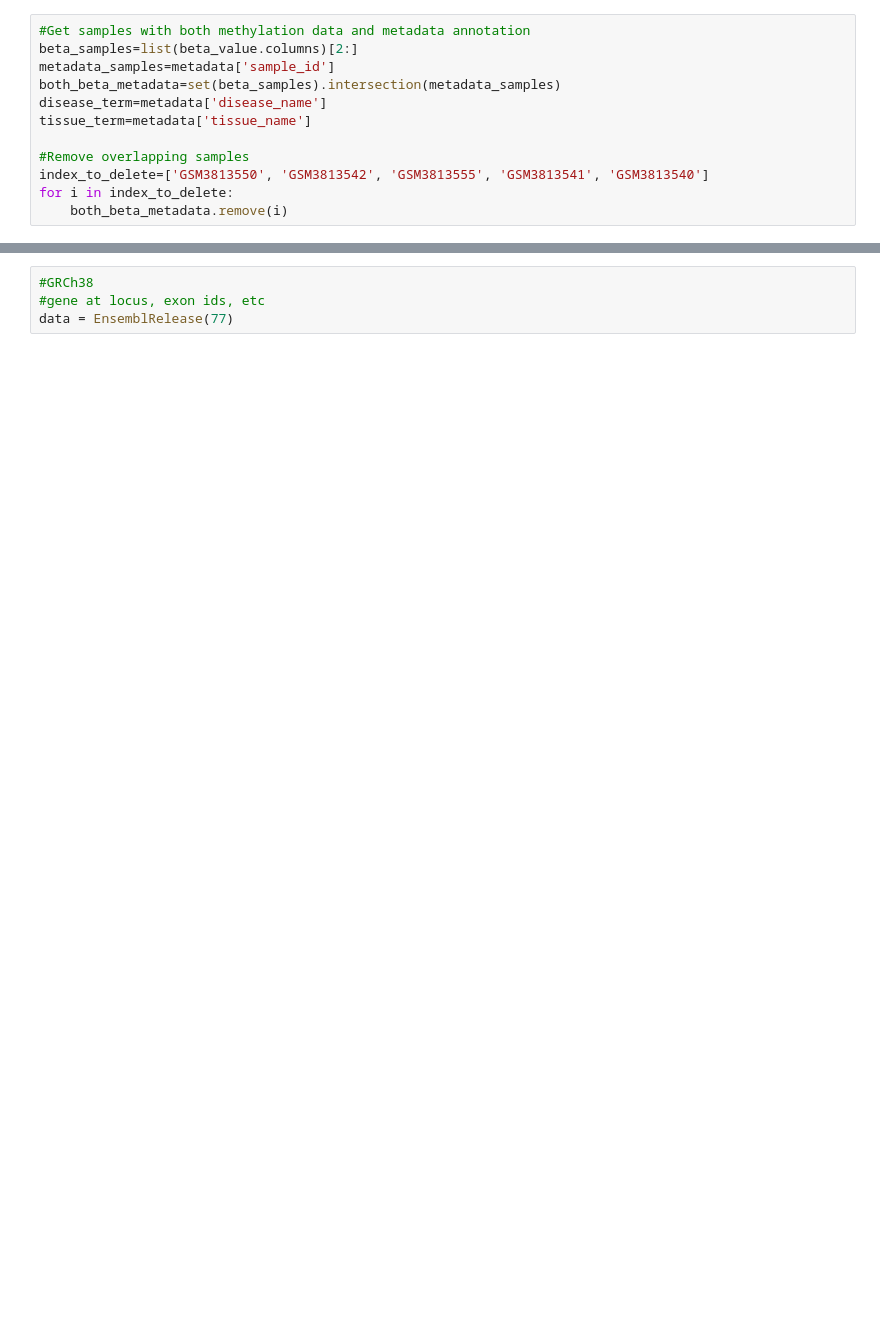
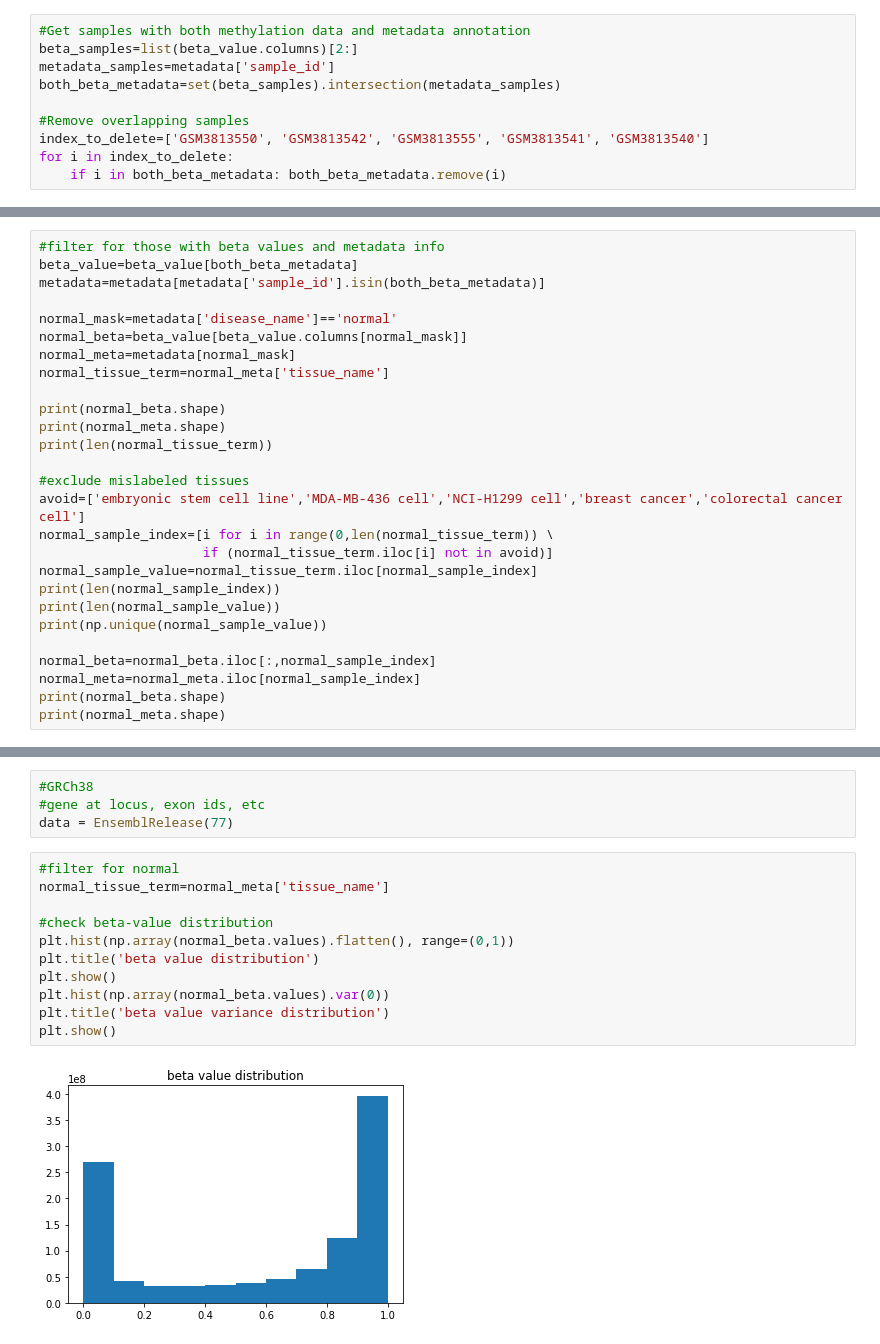
Before and after one commit to ylaboratory/methylation-classification, a Jupyter notebook: src_sunny/prelim.ipynb, the cells around one changed output, grey strips where cells are left out. Saved outputs shown, nothing was run; the diff lists cells and outputs as text; blank space fills up the shorter version.

```diff
--- a/src_sunny/prelim.ipynb
+++ b/src_sunny/prelim.ipynb
@@ -39,10 +50,8 @@ feature=np.char.array(feature)+np.char.array(list(map(str, beta_value['V2'])))
 beta_samples=list(beta_value.columns)[2:]
 metadata_samples=metadata['sample_id']
 both_beta_metadata=set(beta_samples).intersection(metadata_samples)
-disease_term=metadata['disease_name']
-tissue_term=metadata['tissue_name']
 
 #Remove overlapping samples
 index_to_delete=['GSM3813550', 'GSM3813542', 'GSM3813555', 'GSM3813541', 'GSM3813540']
 for i in index_to_delete:
-    both_beta_metadata.remove(i)
+    if i in both_beta_metadata: both_beta_metadata.remove(i)
@@ -55,0 +58,27 @@ normal_sample_value=tissue_term[normal_sample_index]
+# %%
+#filter for those with beta values and metadata info
+beta_value=beta_value[both_beta_metadata]
+metadata=metadata[metadata['sample_id'].isin(both_beta_metadata)]
+
+normal_mask=metadata['disease_name']=='normal'
+normal_beta=beta_value[beta_value.columns[normal_mask]]
+normal_meta=metadata[normal_mask]
+normal_tissue_term=normal_meta['tissue_name']
+
+print(normal_beta.shape)
+print(normal_meta.shape)
+print(len(normal_tissue_term))
+
+#exclude mislabeled tissues
+avoid=['embryonic stem cell line','MDA-MB-436 cell','NCI-H1299 cell','breast cancer','colorectal cancer cell']
+normal_sample_index=[i for i in range(0,len(normal_tissue_term)) \
+                     if (normal_tissue_term.iloc[i] not in avoid)]
+normal_sample_value=normal_tissue_term.iloc[normal_sample_index]
+print(len(normal_sample_index))
+print(len(normal_sample_value))
+print(np.unique(normal_sample_value))
+
+normal_beta=normal_beta.iloc[:,normal_sample_index]
+normal_meta=normal_meta.iloc[normal_sample_index]
+print(normal_beta.shape)
+print(normal_meta.shape)
@@ -126,3 +135,16 @@ def get_indicator_matrix(node):
 #GRCh38
 #gene at locus, exon ids, etc
 data = EnsemblRelease(77)
+# %%
+#filter for normal
+normal_tissue_term=normal_meta['tissue_name']
+
+#check beta-value distribution
+plt.hist(np.array(normal_beta.values).flatten(), range=(0,1))
+plt.title('beta value distribution')
+plt.show()
+plt.hist(np.array(normal_beta.values).var(0))
+plt.title('beta value variance distribution')
+plt.show()
+# %% [output]
+[figure, added]
```
Also changed, not shown: parts of 32 cells of this notebook, 14 other files.
